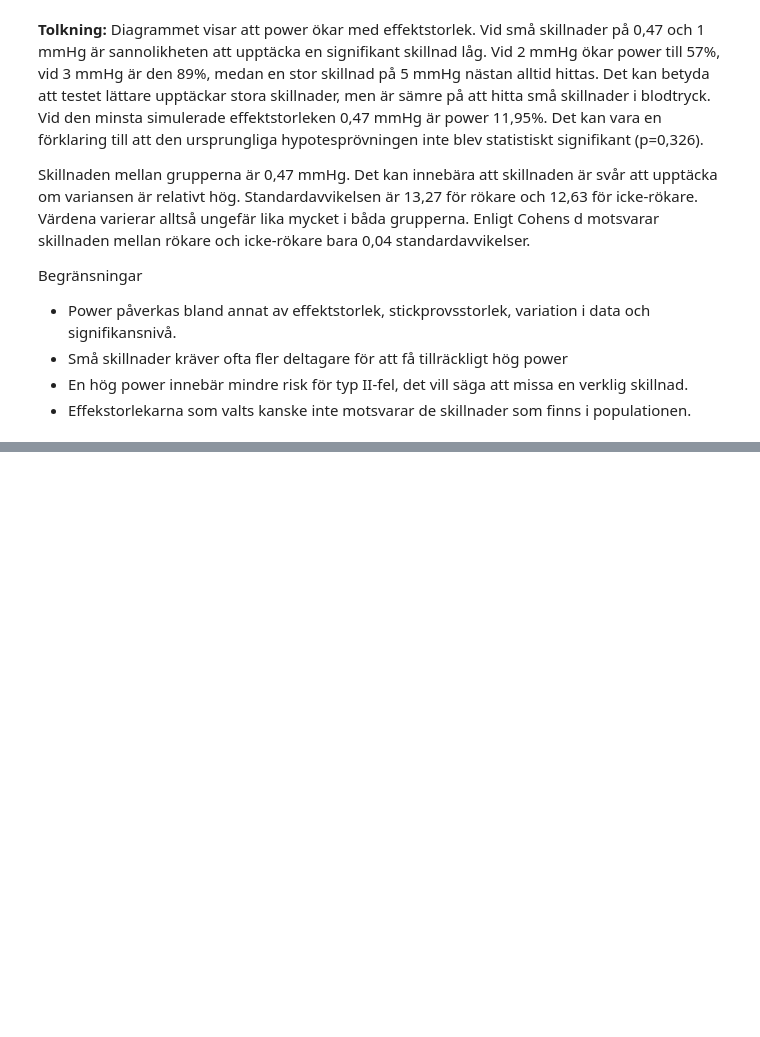
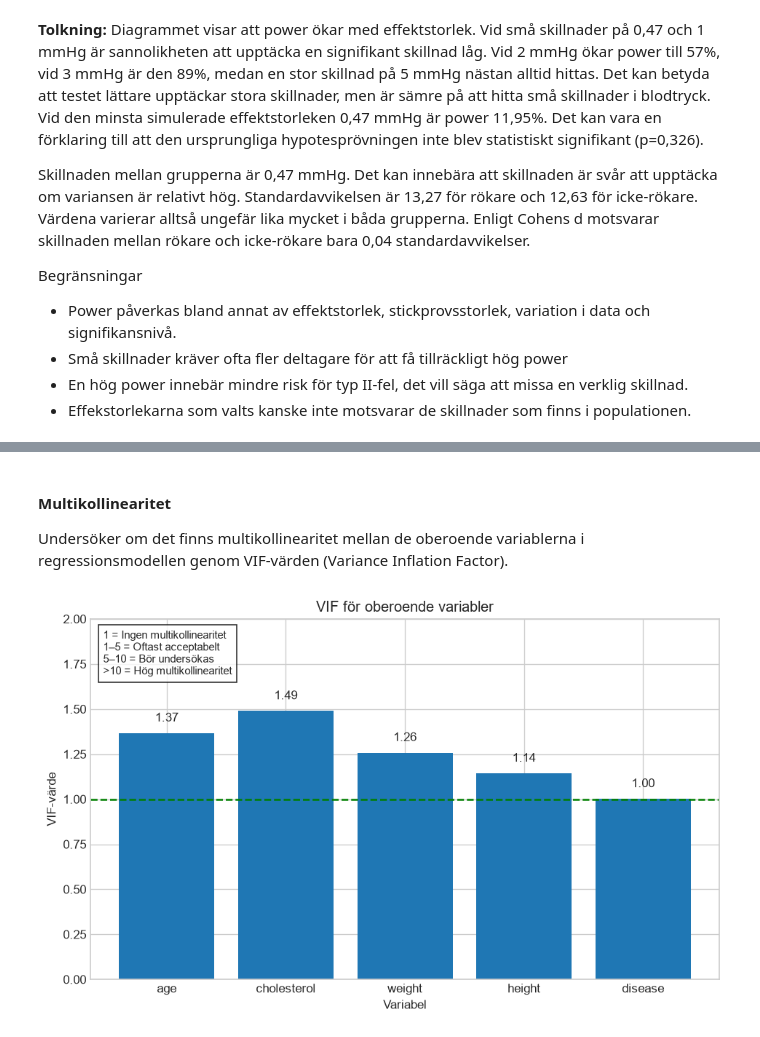
Before and after one commit to kape-code/health-study, a Jupyter notebook: report.ipynb, the cells around one changed output, grey strips where cells are left out. Cells and saved outputs as stored; diff of their text form; code cells hidden in the pictures; blank space fills up the shorter version.

Commit message:
Add multiple regression, PCA, update readme

```diff
--- a/report.ipynb
+++ b/report.ipynb
@@ -982,0 +1046,80 @@ Begränsningar
+# %% [markdown]
+#### Multikollinearitet
+Undersöker om det finns multikollinearitet mellan de oberoende variablerna i regressionsmodellen genom VIF-värden (Variance Inflation Factor).
+# %%
+def calculate_vif(df, features):
+    """
+    Calculates the Variance Inflation Factor (VIF) for each feature in the dataset.
+    VIF is a measure of multicollinearity in a regression model.
+    """
+    X = df[features]
+    vif_values = []
+
+    for col in X.columns:
+        y = X[col]
+        X_other = X.drop(columns=[col])
+
+        model = LinearRegression()
+        model.fit(X_other, y)
+
+        r_squared = model.score(X_other, y)
+        vif = 1 / (1 - r_squared)
+
+        vif_values.append(vif)
+
+    vif_data = pd.DataFrame({
+        "Variabel": X.columns,
+        "VIF": vif_values
+    })
+
+    return vif_data
+
+features_vif = ["age", "cholesterol", "weight", "height", "disease"]
+
+vif_results = calculate_vif(df, features_vif)
+
+# print(vif_results)
+
+
+def plot_vif(vif_data):
+    """ Plots the Variance Inflation Factor (VIF) for each feature in a dataset """
+    plt.figure()
+    # Stapeldiagram
+    bars = plt.bar(vif_data["Variabel"], vif_data["VIF"])
+
+    # Skriver ut värden ovanför staplarna
+    for bar in bars:
+        height = bar.get_height()
+        plt.text(
+            bar.get_x() + bar.get_width() / 2,
+            height + 0.05,
+            f"{height:.2f}",
+            ha="center",
+            va="bottom"
+        )
+
+    plt.axhline(y=1, color="green", linestyle="--",
+                label="VIF = 1")
+
+    plt.ylabel("VIF-värde")
+    plt.xlabel("Variabel")
+    plt.title("VIF för oberoende variabler")
+
+    # Förklarande text
+    plt.text(0.02, 0.97,
+             "1 = Ingen multikollinearitet\n"
+             "1–5 = Oftast acceptabelt\n"
+             "5–10 = Bör undersökas\n"
+             ">10 = Hög multikollinearitet",
+             transform=plt.gca().transAxes,
+             verticalalignment="top",
+             fontsize=9,
+             bbox=dict(facecolor="white", alpha=0.8))
+
+    # plt.legend()
+    plt.ylim(0, 2)
+    plt.tight_layout()
+    plt.show()
+plot_vif(vif_results)
+# %% [output]
+[figure, added]
```
Also changed, not shown: parts of 34 cells of this notebook, 2 other files.
